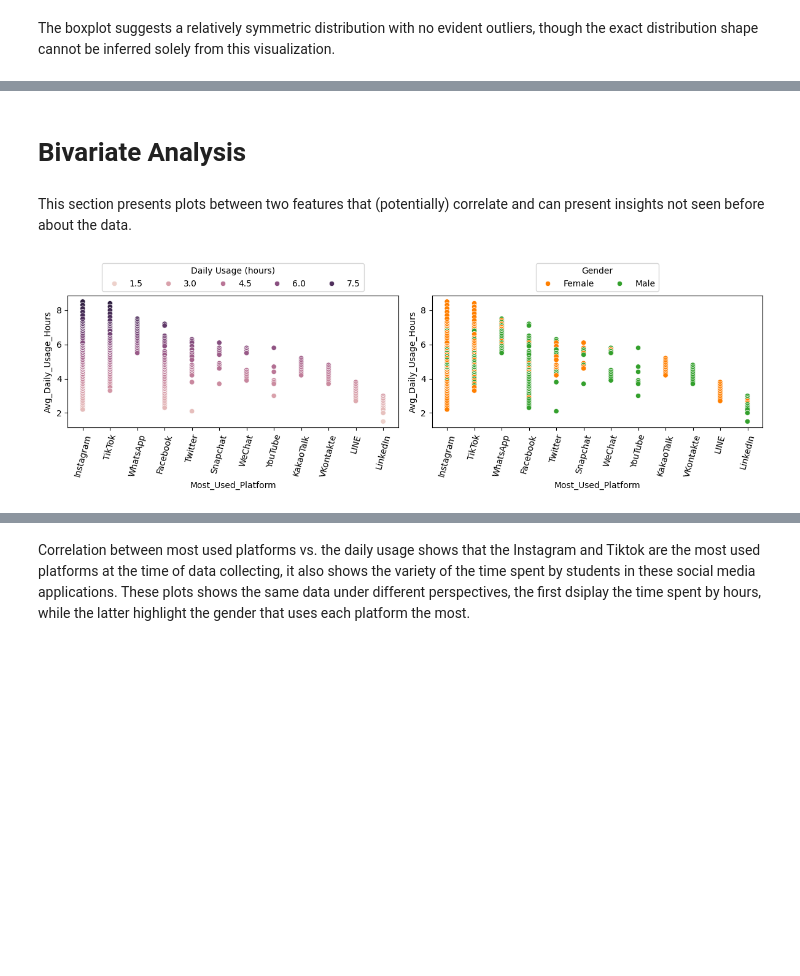
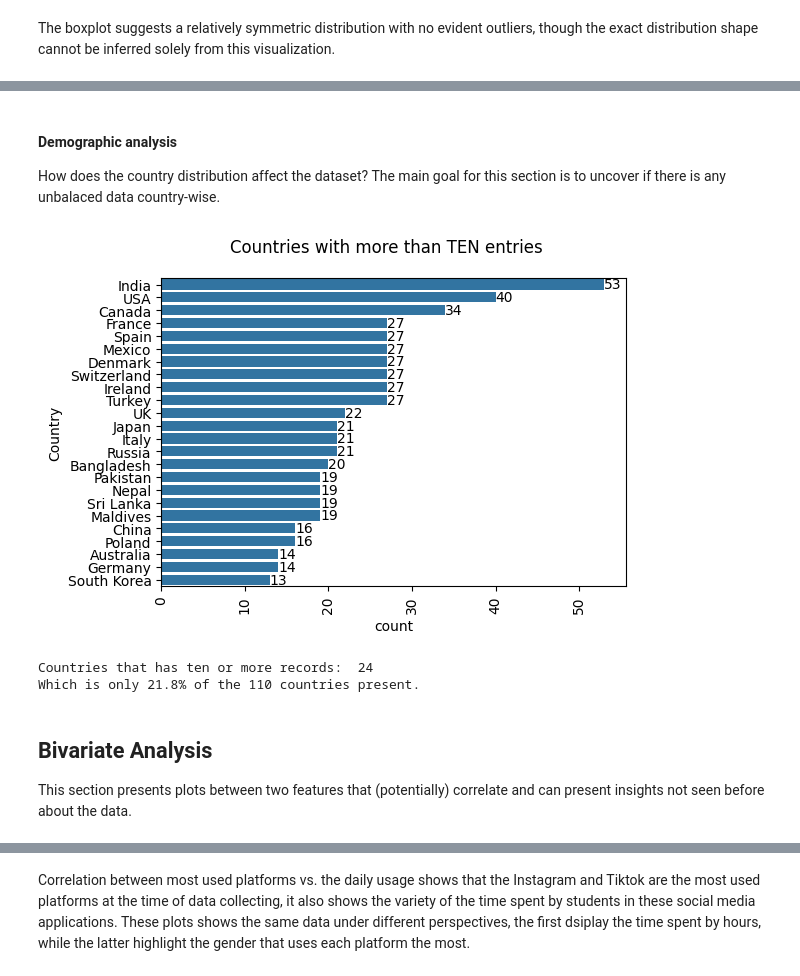
Before and after one commit to Andradev101/pause-student-social-media-addiction-eda, a Jupyter notebook: notebooks/eda.ipynb, the cells around one changed output, grey strips where cells are left out. Drawn from its saved outputs; the diff is of its cells as text; code cells hidden in the pictures; blank space fills up the shorter version.

```diff
--- a/notebooks/eda.ipynb
+++ b/notebooks/eda.ipynb
@@ -184,44 +161,27 @@ Name: count, dtype: int64
+# %% [markdown]
+#### Demographic analysis
+
+How does the country distribution affect the dataset? The main goal for this section is to uncover if there is any unbalaced data country-wise.
+# %%
+n = 10
+countries_entries_greater_than_x = df['Country'].value_counts()[df['Country'].value_counts() > n].index #more than 10 records for simplicity
+plt.figure(figsize=(6, 4))
+ax = sns.countplot(
+    data=df,
+    y='Country',
+    order=countries_entries_greater_than_x.value_counts().index
+)
+plt.suptitle("Countries with more than TEN entries")
+ax.bar_label(ax.containers[0])
+plt.xticks(rotation=90)
+plt.show()
+print('Countries that has ten or more records: ', len(df['Country'].value_counts()[df['Country'].value_counts() > n].index))
+print(f"Which is only {(len(df['Country'].value_counts()[df['Country'].value_counts() > n].index) / df['Country'].nunique()) * 100:.1f}% of the 110 countries present.")
+# %% [output]
+[figure, new version]
+Countries that has ten or more records:  24
+Which is only 21.8% of the 110 countries present.
 # %% [markdown]
-# Bivariate Analysis
+## Bivariate Analysis
+
+This section presents plots between two features that (potentially) correlate and can present insights not seen before about the data.
-# %% [markdown]
-This section presents plots between two features that (potentially) correlate and can present insights not seen before about the data.
-# %%
-# import matplotlib.pyplot as plt
-# import seaborn as sns
-
-df_sorted = df.sort_values(by="Avg_Daily_Usage_Hours", ascending=False)
-
-fig, axes = plt.subplots(1, 2, figsize=(12,4))
-ax1 = sns.scatterplot(
-    data=df_sorted,
-    x='Most_Used_Platform',
-    y='Avg_Daily_Usage_Hours',
-    hue='Avg_Daily_Usage_Hours',
-    ax=axes[0]
-)
-axes[0].tick_params(axis='x', rotation=75)
-sns.move_legend(
-    ax1, "lower center",
-    bbox_to_anchor=(.5, 1), ncol=5,
-    title='Daily Usage (hours)', frameon=True
-)
-
-ax2 = sns.scatterplot(
-    data=df_sorted,
-    x='Most_Used_Platform',
-    y='Avg_Daily_Usage_Hours',
-    hue='Gender',
-    palette="Paired_r",
-    ax=axes[1]
-)
-axes[1].tick_params(axis='x', rotation=75)
-sns.move_legend(
-    ax2, "lower center",
-    bbox_to_anchor=(.5, 1), ncol=5,
-    title='Gender', frameon=True
-)
-
-plt.tight_layout()
-plt.show()
-# %% [output]
-[figure, removed]
```
Also changed, not shown: parts of 18 cells of this notebook, 1 other file.
